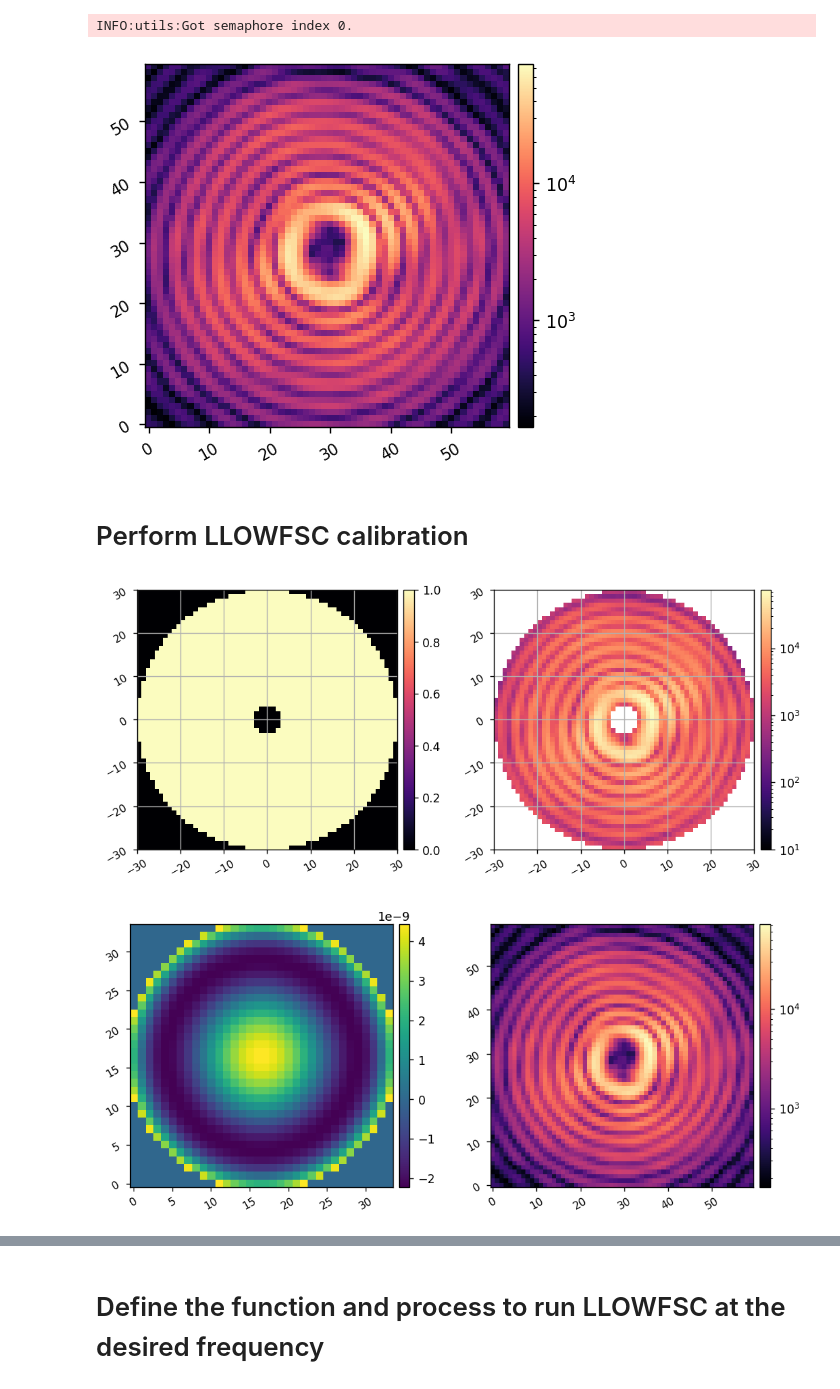
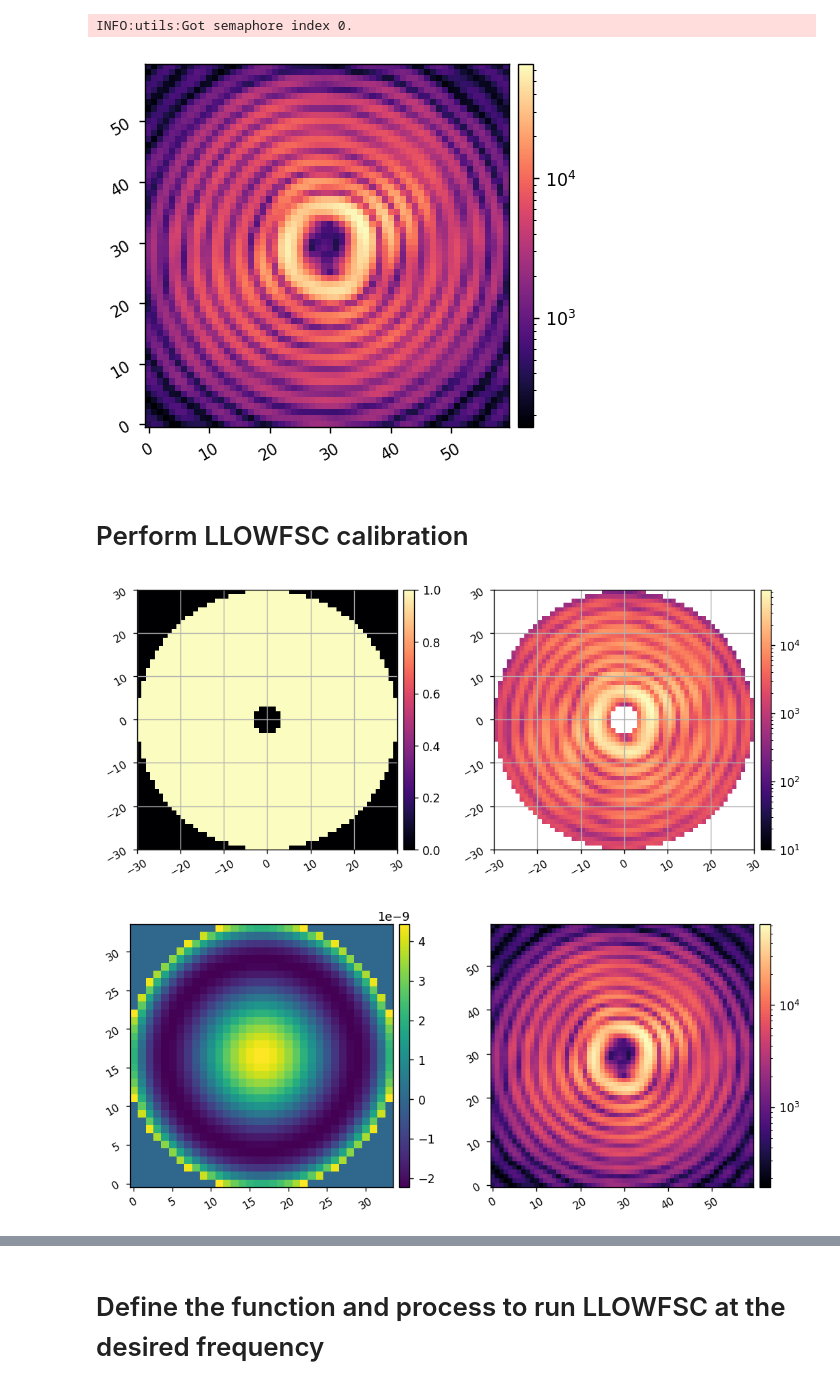
Before and after one commit to kian1377/scoob-exps, a Jupyter notebook: run_llowfsc.ipynb, the cells around one changed output, grey strips where cells are left out. Cells and saved outputs as stored; diff of their text form; code cells hidden in the pictures.

```diff
--- a/run_llowfsc.ipynb
+++ b/run_llowfsc.ipynb
@@ -46,25 +46,25 @@ wavelength = 633e-9
 # %%
 reload(scoobi)
 I = scoobi.SCOOBI(scicam_channel='camsci', locam_channel='nsvcam', dm_channel='dm00disp01')
 I.nlocam = 60
-I.x_shift_locam = 0
-I.y_shift_locam = 8
+I.x_shift_locam = -1
+I.y_shift_locam = 7
 I.NLOCAM = 100
 
 I.ref_locam_params = {
     'atten':0,
     'texp':0.0001
 }
 
 I.att = 0
 I.texp_locam = 0.0001
 I.return_ni_locam = True
 
 locam_im = I.snap_locam()
 imshow1(locam_im, lognorm=True)
 # %% [output]
 INFO:utils:Got semaphore index 0.
-[figure, old version]
+[figure, new version]
 # %%
 locam_ref_0_channel = ImageStream('locam_ref_0')
 locam_ref_delta_channel = ImageStream('locam_ref_delta')
@@ -79,7 +79,7 @@ control_mask = ensure_np_array(lina.utils.create_annular_focal_plane_mask(I.nloc
 ref_im = locam_ref_0_channel.grab_latest()
 imshow2(control_mask, ref_im * control_mask, grid=True, pxscl=1, lognorm2=True, vmin2=1e1)
 # %% [output]
-[figure, old version]
+[figure, new version]
 # %%
 reload(lina.utils)
 Nz_modes = 10
@@ -95,7 +95,7 @@ locam_im = I.snap_locam()
 imshow2(I.get_dm(), locam_im, cmap1='viridis', lognorm2=True)
 I.zero_dm()
 # %% [output]
-[figure, old version]
+[figure, new version]
 # %%
 reload(lina.llowfsc)
 I.zero_dm()
```
Also changed, not shown: parts of 6 cells of this notebook, 4 other files.
